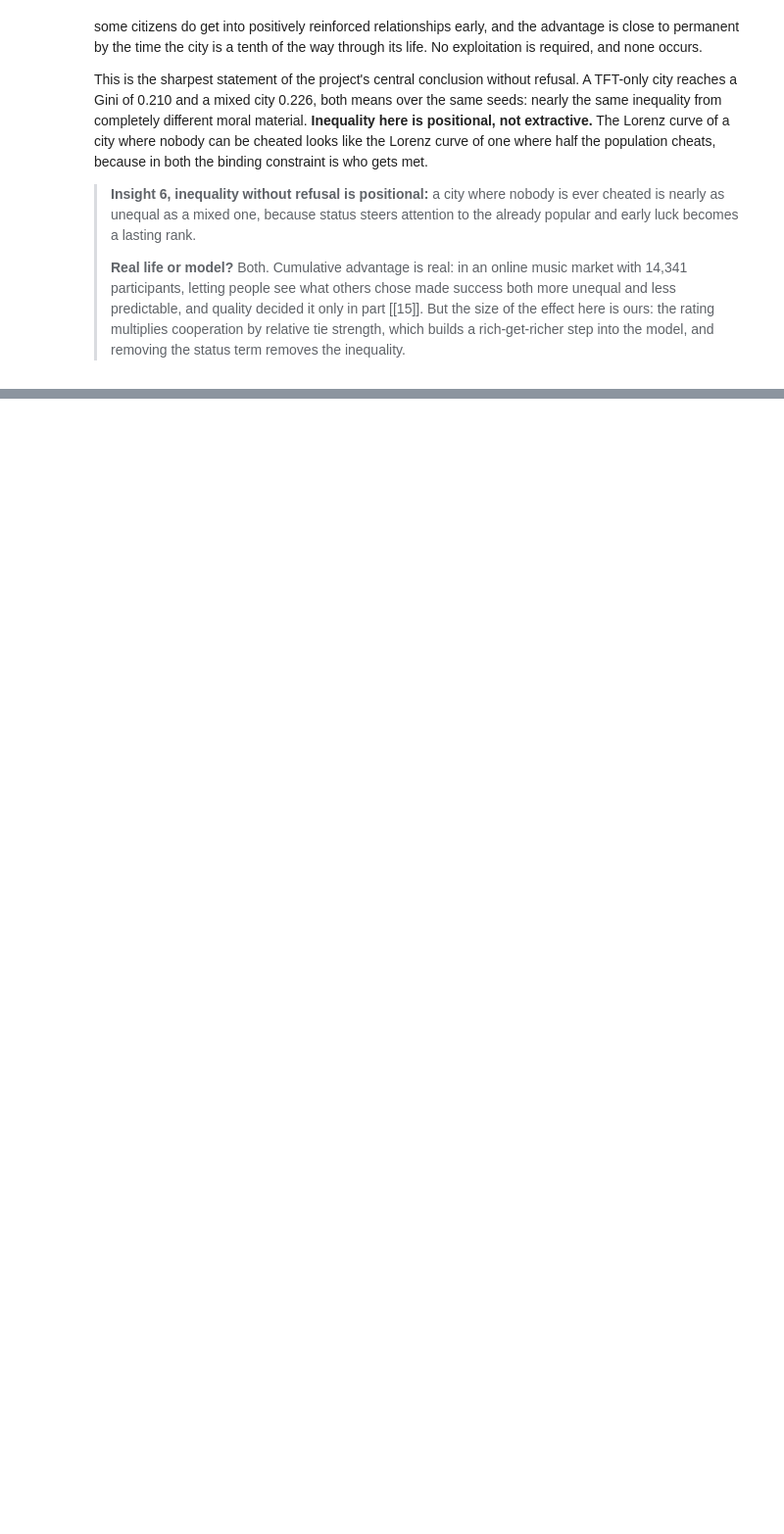
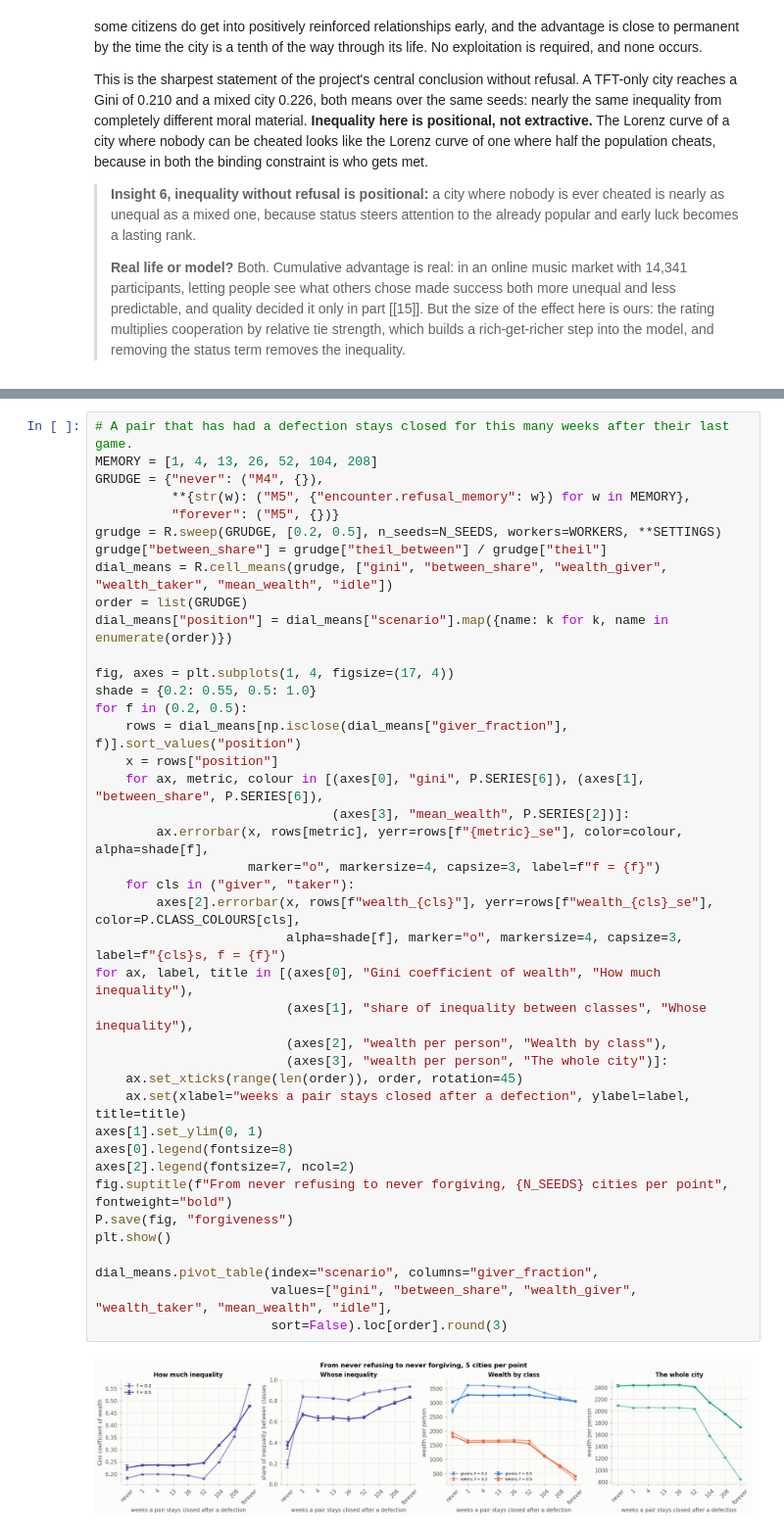
Before and after one commit to Precipicee/cits4403-project, a Jupyter notebook: notebooks/Project.ipynb, the cells around one changed output, grey strips where cells are left out. Shown at 98% size. Cells and saved outputs as stored; diff of their text form; blank space fills up the shorter version.

```diff
--- a/notebooks/Project.ipynb
+++ b/notebooks/Project.ipynb
@@ -1148,0 +1254,42 @@ one where half the population cheats, because in both the binding constraint is
+# %%
+# A pair that has had a defection stays closed for this many weeks after their last game.
+MEMORY = [1, 4, 13, 26, 52, 104, 208]
+GRUDGE = {"never": ("M4", {}),
+          **{str(w): ("M5", {"encounter.refusal_memory": w}) for w in MEMORY},
+          "forever": ("M5", {})}
+grudge = R.sweep(GRUDGE, [0.2, 0.5], n_seeds=N_SEEDS, workers=WORKERS, **SETTINGS)
+grudge["between_share"] = grudge["theil_between"] / grudge["theil"]
+dial_means = R.cell_means(grudge, ["gini", "between_share", "wealth_giver", "wealth_taker", "mean_wealth", "idle"])
+order = list(GRUDGE)
+dial_means["position"] = dial_means["scenario"].map({name: k for k, name in enumerate(order)})
+
+fig, axes = plt.subplots(1, 4, figsize=(17, 4))
+shade = {0.2: 0.55, 0.5: 1.0}
+for f in (0.2, 0.5):
+    rows = dial_means[np.isclose(dial_means["giver_fraction"], f)].sort_values("position")
+    x = rows["position"]
+    for ax, metric, colour in [(axes[0], "gini", P.SERIES[6]), (axes[1], "between_share", P.SERIES[6]),
+                               (axes[3], "mean_wealth", P.SERIES[2])]:
+        ax.errorbar(x, rows[metric], yerr=rows[f"{metric}_se"], color=colour, alpha=shade[f],
+                    marker="o", markersize=4, capsize=3, label=f"f = {f}")
+    for cls in ("giver", "taker"):
+        axes[2].errorbar(x, rows[f"wealth_{cls}"], yerr=rows[f"wealth_{cls}_se"], color=P.CLASS_COLOURS[cls],
+                         alpha=shade[f], marker="o", markersize=4, capsize=3, label=f"{cls}s, f = {f}")
+for ax, label, title in [(axes[0], "Gini coefficient of wealth", "How much inequality"),
+                         (axes[1], "share of inequality between classes", "Whose inequality"),
+                         (axes[2], "wealth per person", "Wealth by class"),
+                         (axes[3], "wealth per person", "The whole city")]:
+    ax.set_xticks(range(len(order)), order, rotation=45)
+    ax.set(xlabel="weeks a pair stays closed after a defection", ylabel=label, title=title)
+axes[1].set_ylim(0, 1)
+axes[0].legend(fontsize=8)
+axes[2].legend(fontsize=7, ncol=2)
+fig.suptitle(f"From never refusing to never forgiving, {N_SEEDS} cities per point", fontweight="bold")
+P.save(fig, "forgiveness")
+plt.show()
+
+dial_means.pivot_table(index="scenario", columns="giver_fraction",
+                       values=["gini", "between_share", "wealth_giver", "wealth_taker", "mean_wealth", "idle"],
+                       sort=False).loc[order].round(3)
+# %% [output]
+[figure, added]
```
Also changed, not shown: parts of 10 cells of this notebook.
